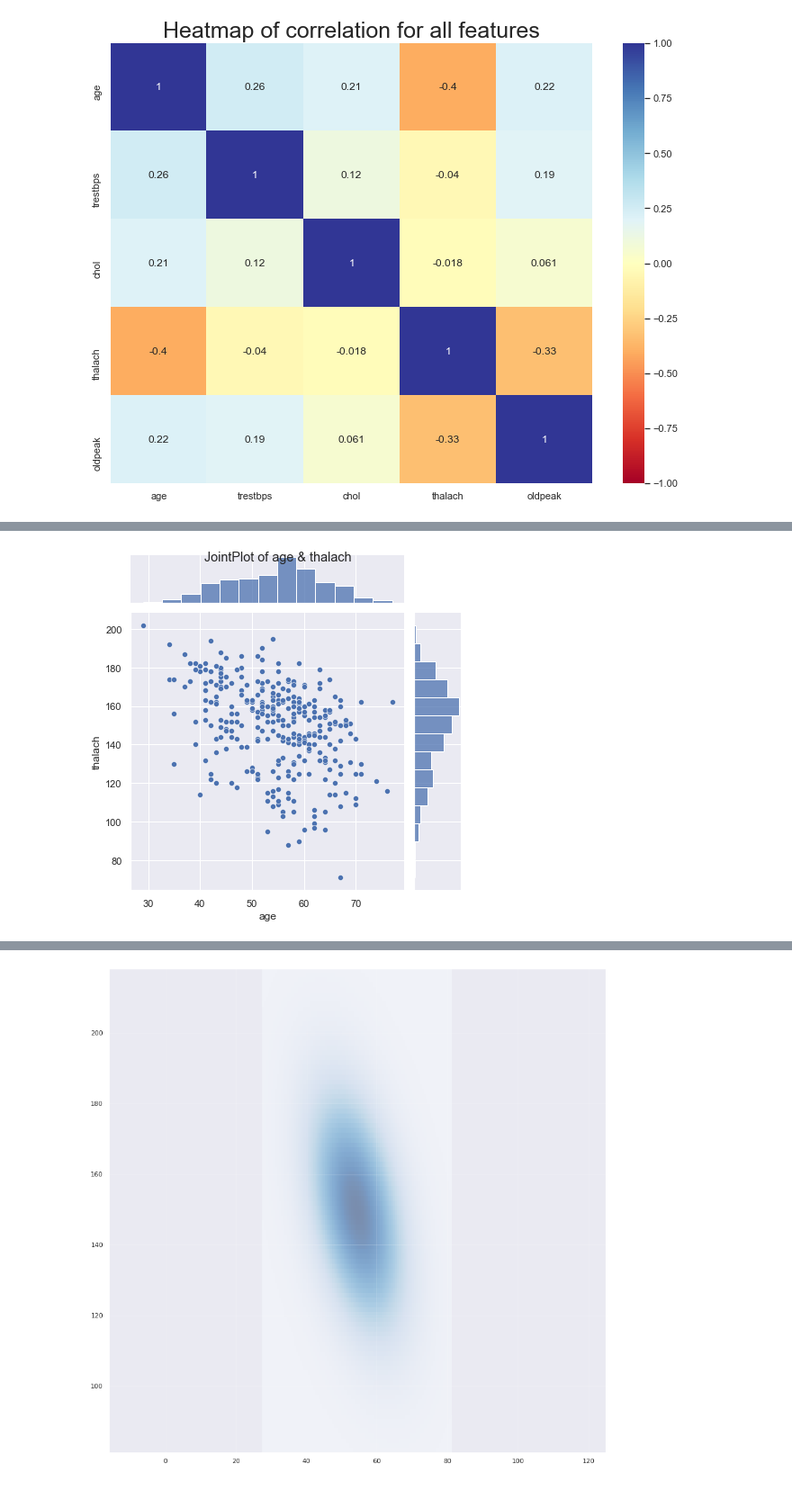
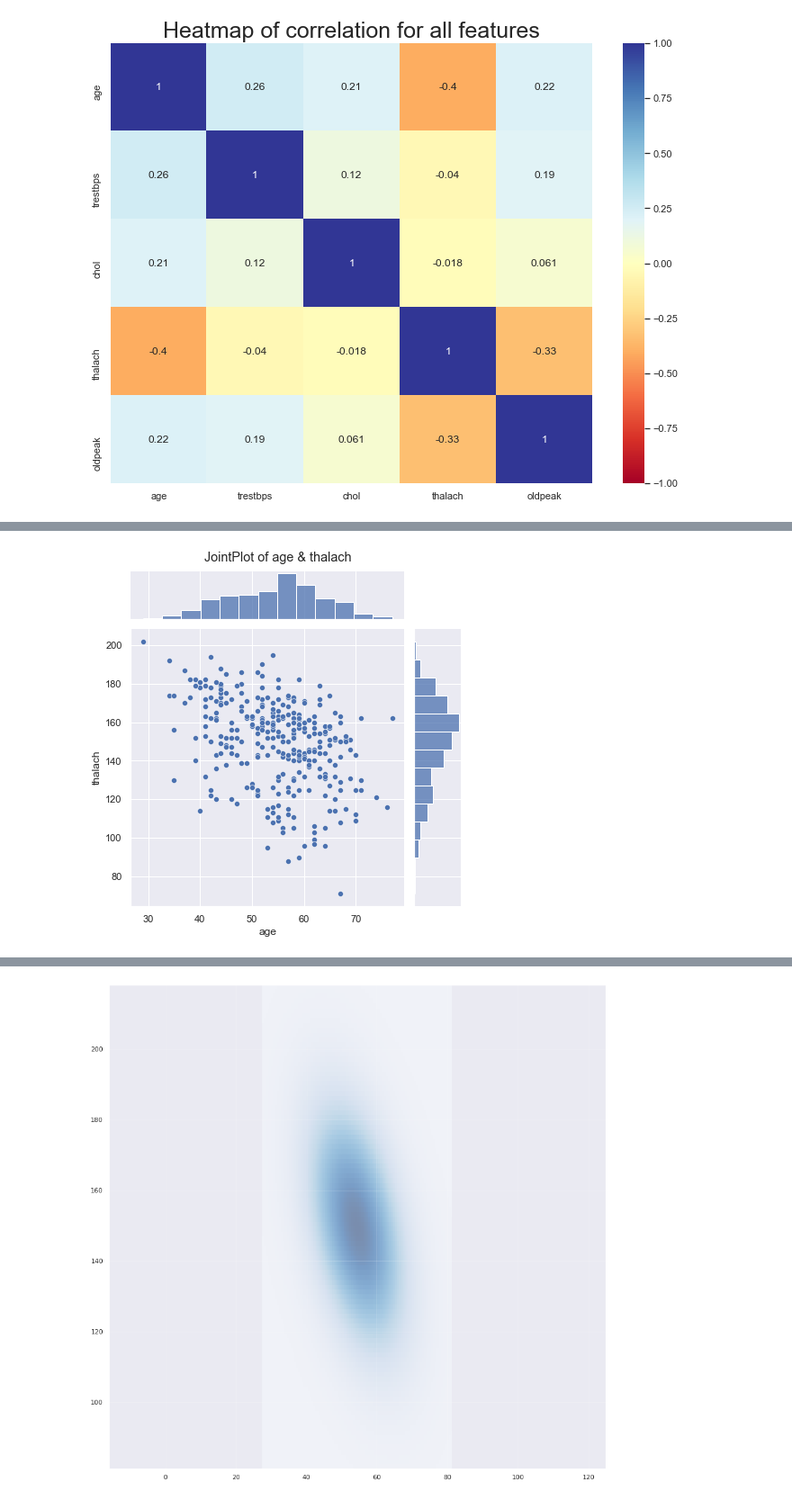
Before and after one commit to ronigold/Statistics_HW, a Jupyter notebook: HW3.ipynb, the cells around one changed output, grey strips where cells are left out. Shown at 90% size. Saved outputs shown, nothing was run; the diff lists cells and outputs as text; code cells hidden in the pictures.

```diff
--- a/HW3.ipynb
+++ b/HW3.ipynb
@@ -420,8 +427,8 @@ corr_features
 # %%
 sns.jointplot(data=df, x=list(corr_features.keys())[0][0], y=list(corr_features.keys())[0][1])
-plt.suptitle('JointPlot of age & thalach')
+plt.suptitle('JointPlot of age & thalach', y = 1.02)
 plt.show()
 # %% [output]
-[figure, old version]
+[figure, new version]
 # %%
 sns.jointplot(data=df, x=list(corr_features.keys())[1][0], y=list(corr_features.keys())[1][1])
```
Also changed, not shown: parts of 9 cells of this notebook.
